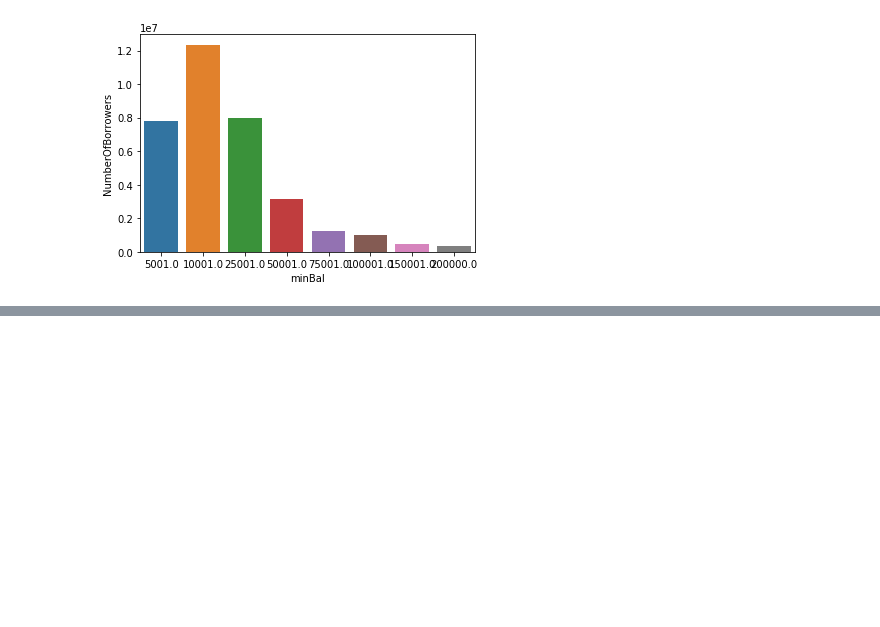
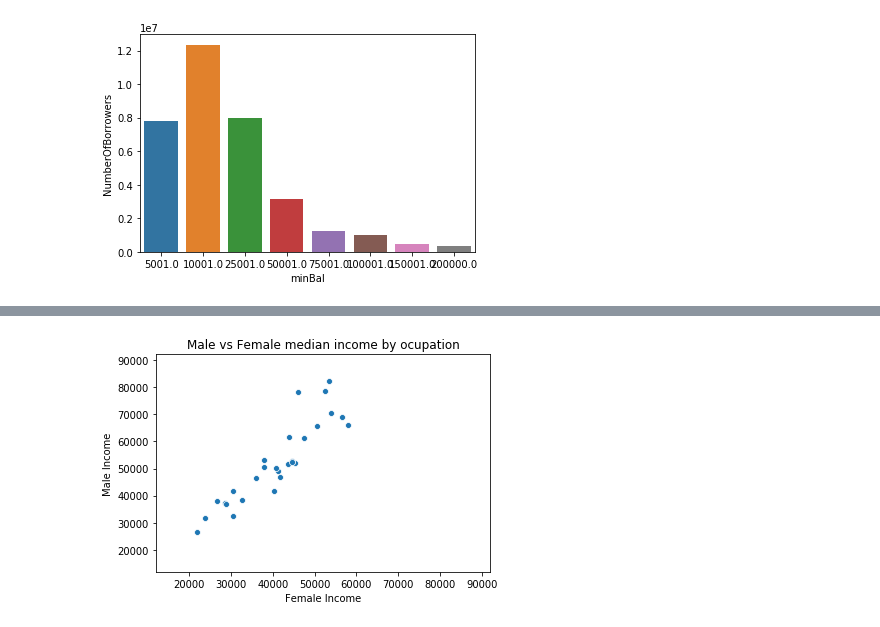
Before and after one commit to AHalarewicz/StudentLoanData, a Jupyter notebook: eda.ipynb, the cells around one changed output, grey strips where cells are left out. Saved outputs shown, nothing was run; the diff lists cells and outputs as text; code cells hidden in the pictures; blank space fills up the shorter version.

```diff
--- a/eda.ipynb
+++ b/eda.ipynb
@@ -77,0 +58,3 @@ data['male'] = male['2014']
+# %%
+data1 = ocup_data.unstack(level='gender')
+data1.head()
@@ -77,0 +70,24 @@ data['male'] = male['2014']
+# %%
+#scatter plot comparing male vs female income within individual ocupation categories
+_ = sns.scatterplot(x=('2014', 'Female'), y=('2014', 'Male'), data=data1)
+
+# identify limits of Domain and Range
+min_income = min([min(data1[('2014', 'Female')]), min(data1[('2014', 'Male')])])
+max_income = max([max(data1[('2014', 'Female')]), max(data1[('2014', 'Male')])])
+
+# add padding
+min_income -= 10000
+max_income += 10000
+
+# set axis
+_ = plt.axis([min_income, max_income, min_income, max_income])
+
+#
+plt.title('Male vs Female median income by ocupation')
+plt.xlabel('Female Income')
+plt.ylabel('Male Income')
+
+# show scatter plot
+plt.show()
+# %% [output]
+[figure, added]
```
Also changed, not shown: parts of 11 cells of this notebook, 1 other file.
